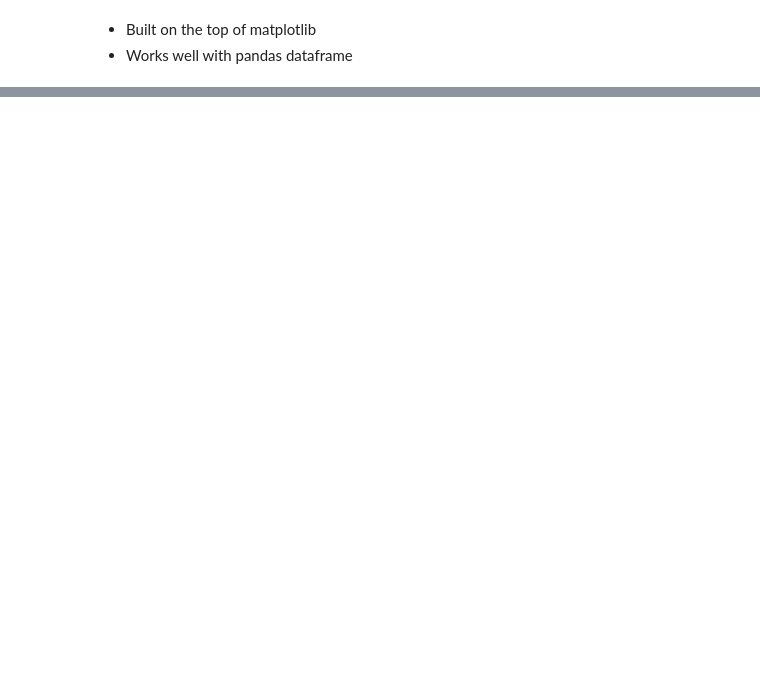
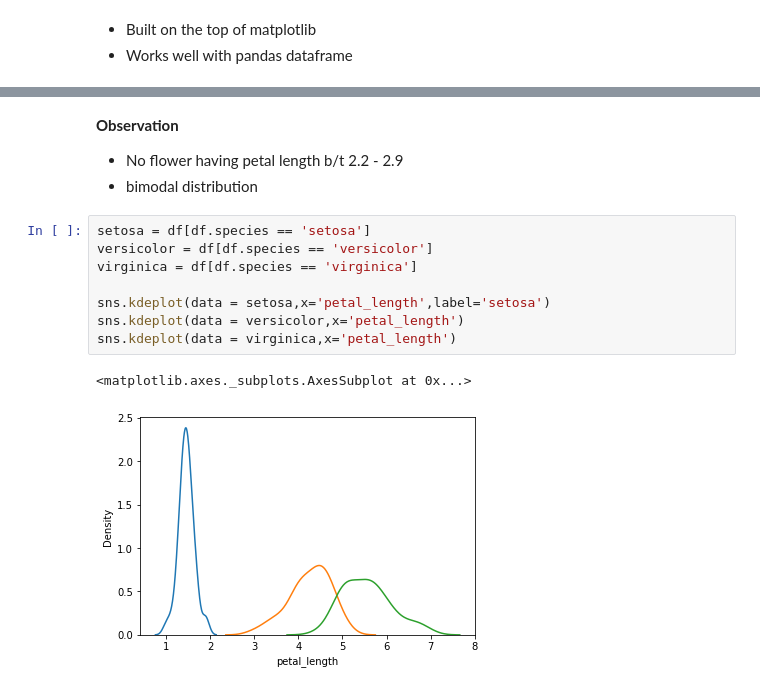
Before and after one commit to yesdeepakmittal/pytraining, a Jupyter notebook: Advanced/seaborn.ipynb, the cells around one changed output, grey strips where cells are left out. Drawn from its saved outputs; the diff is of its cells as text; blank space fills up the shorter version.

```diff
--- a/Advanced/seaborn.ipynb
+++ b/Advanced/seaborn.ipynb
@@ -14,0 +33,15 @@ ModuleNotFoundError: No module named 'seaborn'
+# %% [markdown]
+**Observation**
+- No flower having petal length b/t 2.2 - 2.9
+- bimodal distribution
+# %%
+setosa = df[df.species == 'setosa']
+versicolor = df[df.species == 'versicolor']
+virginica = df[df.species == 'virginica']
+
+sns.kdeplot(data = setosa,x='petal_length',label='setosa')
+sns.kdeplot(data = versicolor,x='petal_length')
+sns.kdeplot(data = virginica,x='petal_length')
+# %% [output]
+<matplotlib.axes._subplots.AxesSubplot at 0x...>
+[figure, added]
```
Also changed, not shown: parts of 19 cells of this notebook.
